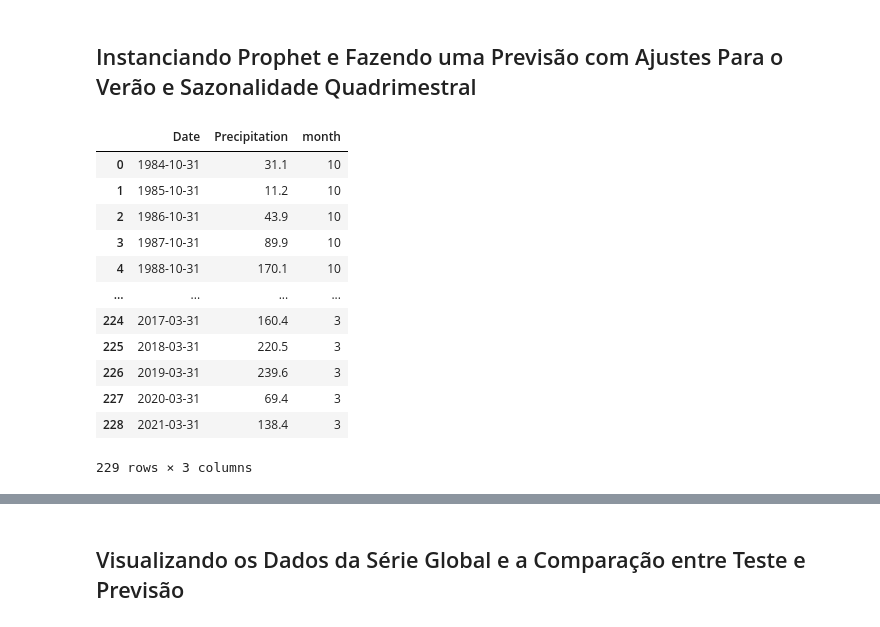
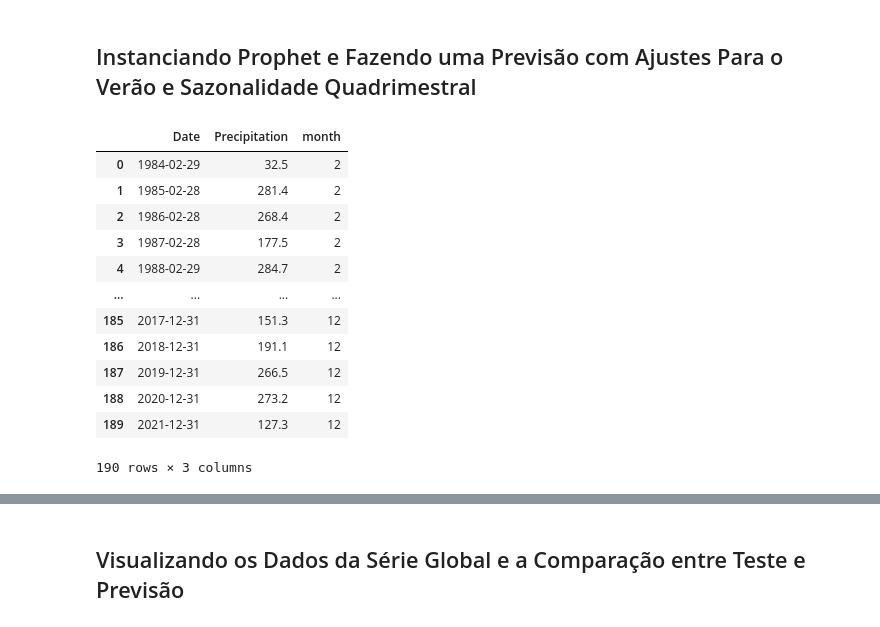
Before and after one commit to matheus-alv/time_series_precipitation, a Jupyter notebook: prophet_rainfall.ipynb, the cells around one changed output, grey strips where cells are left out. Saved outputs shown, nothing was run; the diff lists cells and outputs as text; code cells hidden in the pictures.

```diff
--- a/prophet_rainfall.ipynb
+++ b/prophet_rainfall.ipynb
@@ -20,7 +16,7 @@ sns.set_style("darkgrid")
 # %% [markdown]
 ## Carregando Base de Dados, Dividindo entre Teste e Treino e Alterando para Padrão Prophet
 # %%
-rainfall = pd.read_csv(r"C:\Users\Matheus Alves\Documents\git_tcc\time_series_precipitation\Dataset\dados_chuvas1.csv", parse_dates=True)
+rainfall = pd.read_csv(r"C:\Users\Matheus Alves\OneDrive\Documentos\GIT\TCC\time_series_precipitation\Dataset\dados_chuvas1.csv", parse_dates=True)
 # %%
 rainfall['Date'] = pd.to_datetime(rainfall['Date'], format="%Y/%m/%d")
 #rainfall['Date'] = rainfall['Date'].dt.strftime('%Y-%m')
@@ -34,31 +30,31 @@ test = rainfall.iloc[-14:]
 # %%
 rainfall['month'] = pd.DatetimeIndex(rainfall.Date).month
 
 rainfall_jan = rainfall[(rainfall.month == 1)]
 rainfall_feb = rainfall[(rainfall.month == 2)]
 rainfall_mar = rainfall[(rainfall.month == 3)]
 rainfall_oc = rainfall[(rainfall.month == 10)]
 rainfall_nov = rainfall[(rainfall.month == 11)]
 rainfall_dec = rainfall[(rainfall.month == 12)]
 
-all_dfs = [rainfall_oc,rainfall_nov,rainfall_dec,rainfall_jan,rainfall_feb,rainfall_mar]
+all_dfs = [rainfall_feb,rainfall_mar,rainfall_oc,rainfall_nov, rainfall_dec]
 
 rainfall_summer = pd.concat(all_dfs).reset_index(drop=True)
 rainfall_summer
 # %% [output]
 |  | Date | Precipitation | month |
-| 0 | 1984-10-31 | 31.1 | 10 |
-| 1 | 1985-10-31 | 11.2 | 10 |
-| 2 | 1986-10-31 | 43.9 | 10 |
-| 3 | 1987-10-31 | 89.9 | 10 |
-| 4 | 1988-10-31 | 170.1 | 10 |
+| 0 | 1984-02-29 | 32.5 | 2 |
+| 1 | 1985-02-28 | 281.4 | 2 |
+| 2 | 1986-02-28 | 268.4 | 2 |
+| 3 | 1987-02-28 | 177.5 | 2 |
+| 4 | 1988-02-29 | 284.7 | 2 |
 | ... | ... | ... | ... |
-| 224 | 2017-03-31 | 160.4 | 3 |
-| 225 | 2018-03-31 | 220.5 | 3 |
-| 226 | 2019-03-31 | 239.6 | 3 |
-| 227 | 2020-03-31 | 69.4 | 3 |
-| 228 | 2021-03-31 | 138.4 | 3 |
+| 185 | 2017-12-31 | 151.3 | 12 |
+| 186 | 2018-12-31 | 191.1 | 12 |
+| 187 | 2019-12-31 | 266.5 | 12 |
+| 188 | 2020-12-31 | 273.2 | 12 |
+| 189 | 2021-12-31 | 127.3 | 12 |
-229 rows × 3 columns
+190 rows × 3 columns
 # %%
 #adicionando os meses de verão para uma previsão mais precisa
 summer = pd.DataFrame({'holiday': 'summer',
```
Also changed, not shown: parts of 8 cells of this notebook, 4 other files.
